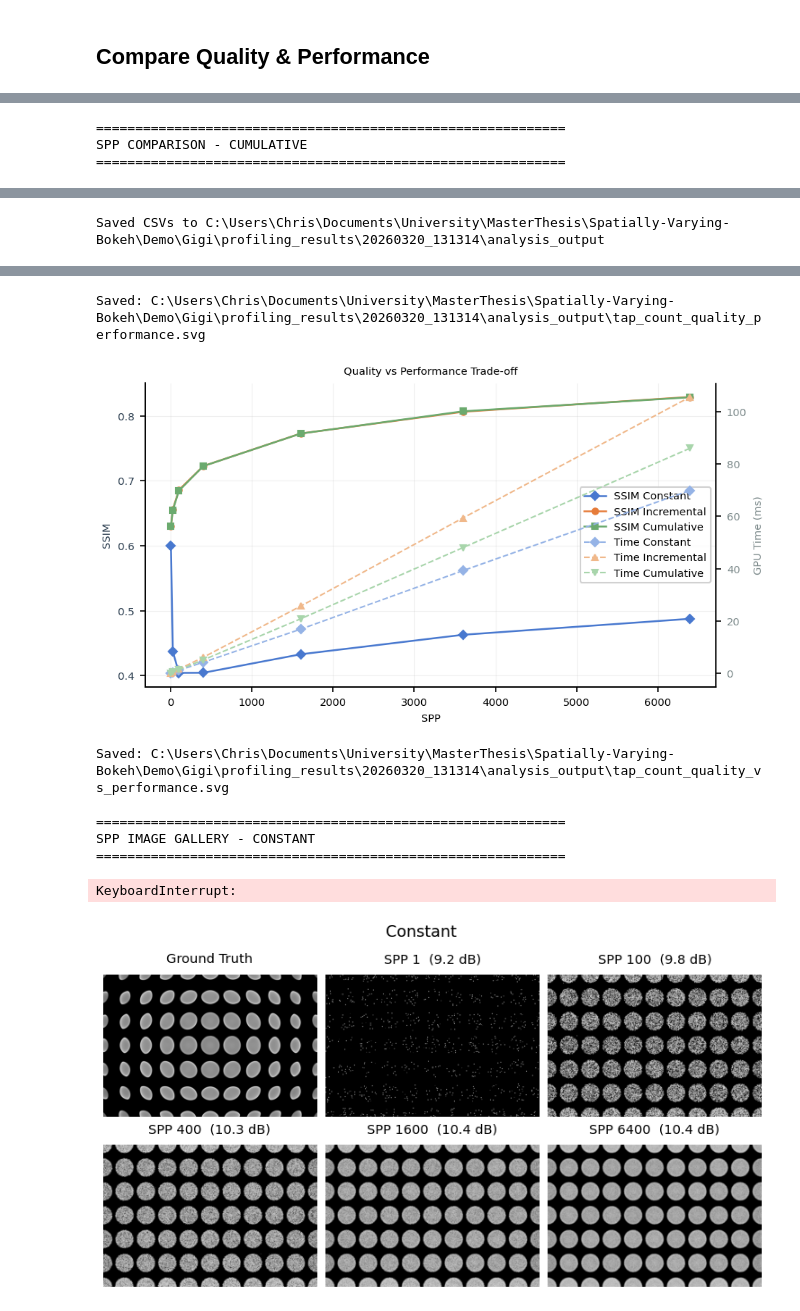
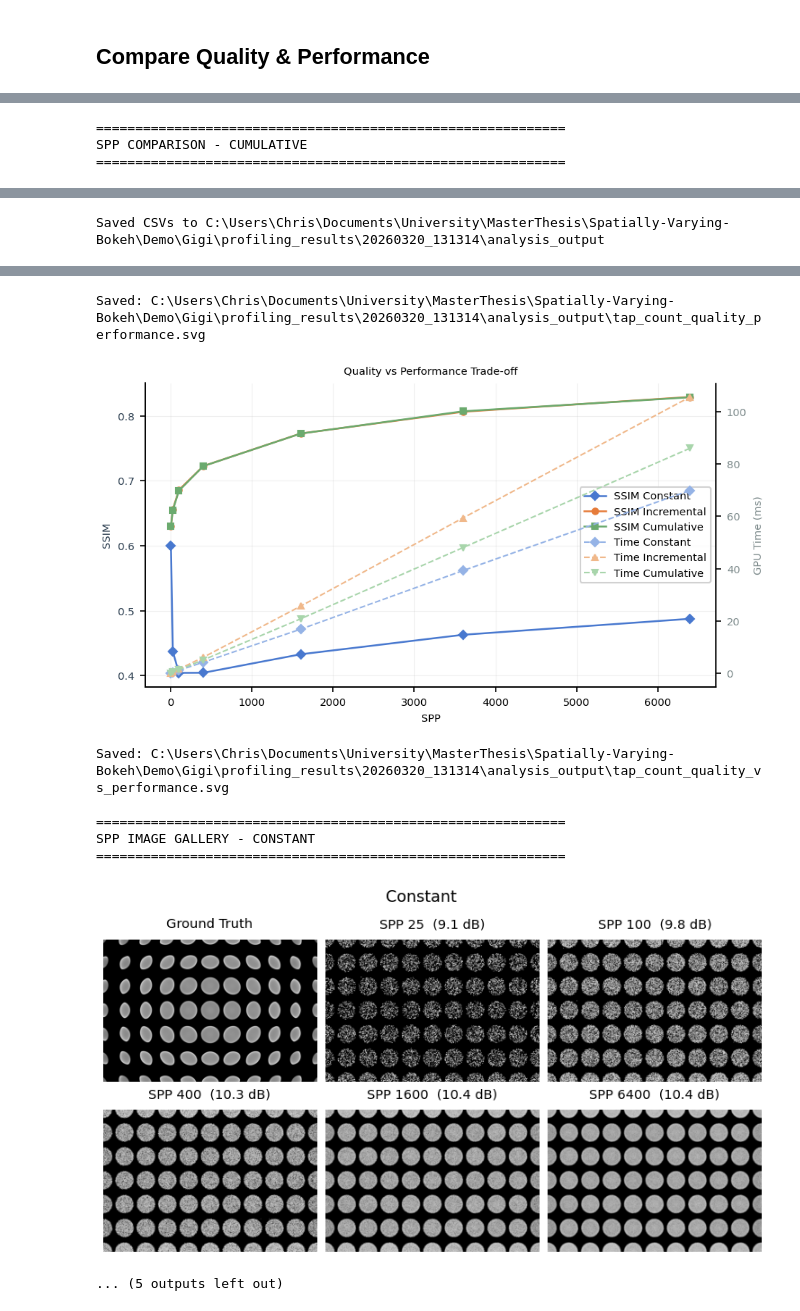
Before and after one commit to chrylt/Spatially-Varying-Bokeh, a Jupyter notebook: bokehConfig/profiling_plots.ipynb, the cells around one changed output, grey strips where cells are left out. Saved outputs shown, nothing was run; the diff lists cells and outputs as text; code cells hidden in the pictures.

Commit message:
improved more plots

```diff
--- a/bokehConfig/profiling_plots.ipynb
+++ b/bokehConfig/profiling_plots.ipynb
@@ -627,7 +627,7 @@ plt.show()
 print(f"Saved: {OUTPUT_DIR / 'tap_count_quality_vs_performance.svg'}")
 
 # SPP Image Galleries (2x3 with selected SPPs)
-selected_tcs = [1, 10, 20, 40, 80]  # SPP: 1, 100, 400, 1600, 6400
+selected_tcs = [1, 5, 10, 20, 80]  # SPP: 25, 100, 400, 1600, 6400
 
 for mode, label in zip(METHODS, METHOD_LABELS):
     print(f"\n{'=' * 60}\nSPP IMAGE GALLERY - {label.upper()}\n{'=' * 60}")
@@ -673,32 +673,32 @@ SPP COMPARISON - CONSTANT
 SPP COMPARISON - INCREMENTAL
 ============================================================
 |  | SPP | PSNR | SSIM | L1 | avg_ms | min_ms | max_ms | std_ms |
 | 0 | 1 | 9.402096 | 0.630232 | 0.186028 | 0.199322 | 0.195584 | 0.202752 | 0.001746 |
 | 1 | 25 | 12.202420 | 0.656292 | 0.120603 | 0.542648 | 0.534528 | 0.549888 | 0.003406 |
 | 2 | 100 | 16.012276 | 0.686088 | 0.072484 | 1.646060 | 1.623040 | 1.671168 | 0.008732 |
 | 3 | 400 | 19.200462 | 0.722875 | 0.050096 | 6.152028 | 5.954560 | 6.276096 | 0.055273 |
 | 4 | 1600 | 20.245193 | 0.773020 | 0.045187 | 25.667912 | 24.762368 | 26.822657 | 0.422446 |
 | 5 | 3600 | 20.411640 | 0.806482 | 0.045022 | 59.318180 | 58.232832 | 62.167040 | 0.620197 |
 | 6 | 6400 | 20.480251 | 0.829414 | 0.045065 | 105.522166 | 104.080383 | 107.286533 | 0.649367 |
 ============================================================
 SPP COMPARISON - CUMULATIVE
 ============================================================
 |  | SPP | PSNR | SSIM | L1 | avg_ms | min_ms | max_ms | std_ms |
 | 0 | 1 | 9.404629 | 0.629784 | 0.185939 | 0.196741 | 0.191488 | 0.205824 | 0.002460 |
 | 1 | 25 | 12.131825 | 0.655325 | 0.121843 | 0.483983 | 0.477184 | 0.493568 | 0.003171 |
 | 2 | 100 | 15.988058 | 0.684831 | 0.072655 | 1.397432 | 1.369088 | 1.427456 | 0.010897 |
 | 3 | 400 | 19.158766 | 0.722768 | 0.050298 | 5.160591 | 5.020672 | 5.248000 | 0.036116 |
 | 4 | 1600 | 20.244839 | 0.772895 | 0.045265 | 20.833301 | 20.389887 | 21.527550 | 0.256406 |
 | 5 | 3600 | 20.399395 | 0.807264 | 0.045161 | 47.994112 | 47.192062 | 49.108992 | 0.358553 |
 | 6 | 6400 | 20.442675 | 0.828824 | 0.045274 | 85.967186 | 84.270080 | 87.628800 | 0.581641 |
 Saved CSVs to C:\Users\Chris\Documents\University\MasterThesis\Spatially-Varying-Bokeh\Demo\Gigi\profiling_results\20260320_131314\analysis_output
 [figure]
 Saved: C:\Users\Chris\Documents\University\MasterThesis\Spatially-Varying-Bokeh\Demo\Gigi\profiling_results\20260320_131314\analysis_output\tap_count_quality_performance.svg
 [figure]
 Saved: C:\Users\Chris\Documents\University\MasterThesis\Spatially-Varying-Bokeh\Demo\Gigi\profiling_results\20260320_131314\analysis_output\tap_count_quality_vs_performance.svg
 
 ============================================================
 SPP IMAGE GALLERY - CONSTANT
 ============================================================
+[figure, new version]
-KeyboardInterrupt:
+... (5 outputs left out)
-[figure, old version]
```
Also changed, not shown: parts of 1 cell of this notebook, 13 other files.
